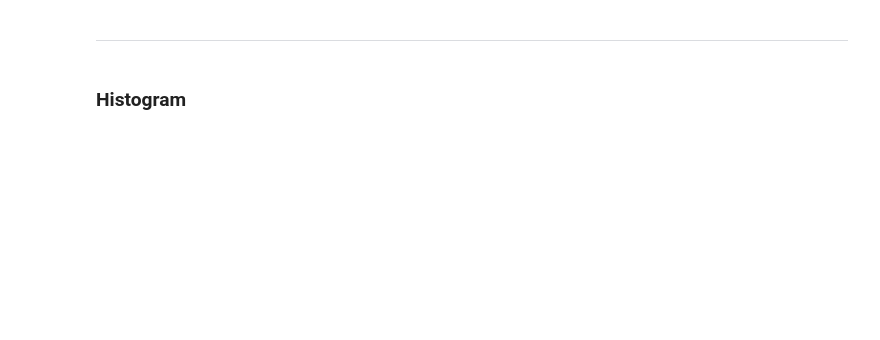
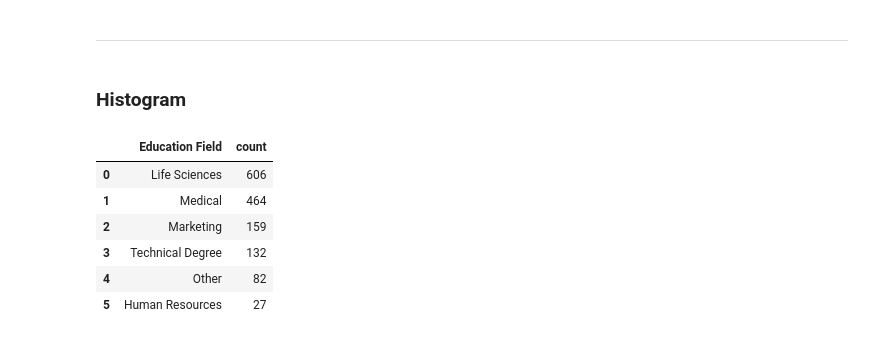
Before and after one commit to Ashura369/Python_and_Data_Science, a Jupyter notebook: 4 Streamlit/4_1_Learning_plotly.ipynb, the cells around one changed output. Cells and saved outputs as stored; diff of their text form; code cells hidden in the pictures; blank space fills up the shorter version.

```diff
--- a/4 Streamlit/4_1_Learning_plotly.ipynb
+++ b/4 Streamlit/4_1_Learning_plotly.ipynb
@@ -33,0 +38,10 @@ fig.show()
+# %%
+df['Education Field'].value_counts().reset_index()
+# %% [output]
+|  | Education Field | count |
+| 0 | Life Sciences | 606 |
+| 1 | Medical | 464 |
+| 2 | Marketing | 159 |
+| 3 | Technical Degree | 132 |
+| 4 | Other | 82 |
+| 5 | Human Resources | 27 |
```
Also changed, not shown: parts of 19 cells of this notebook.
